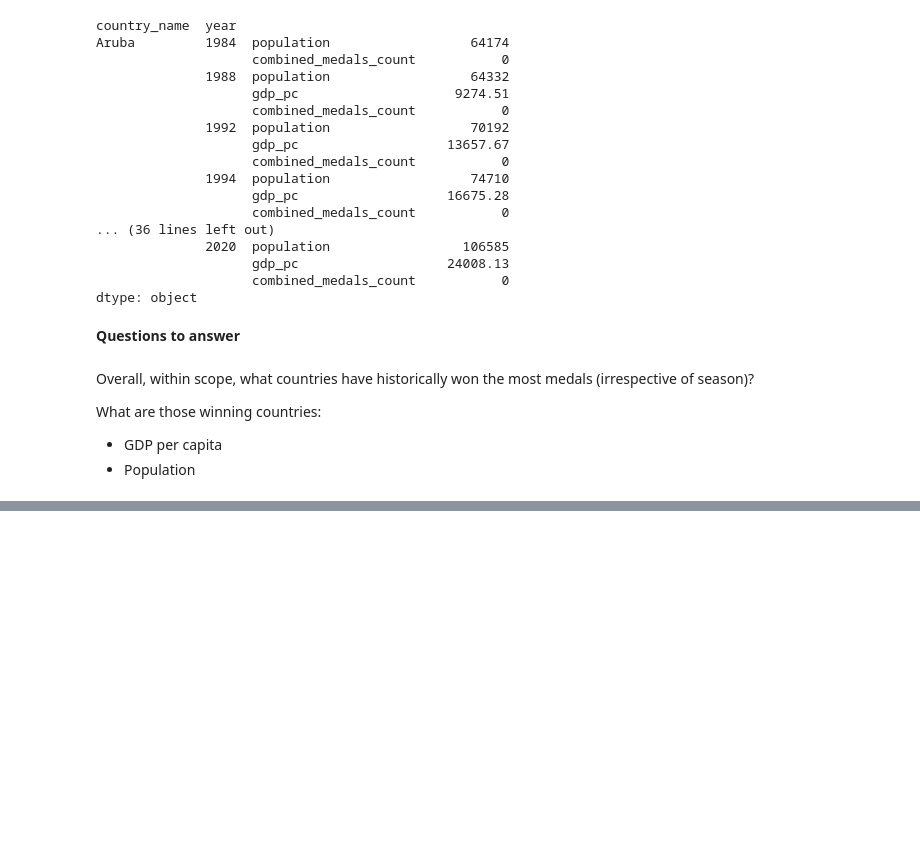
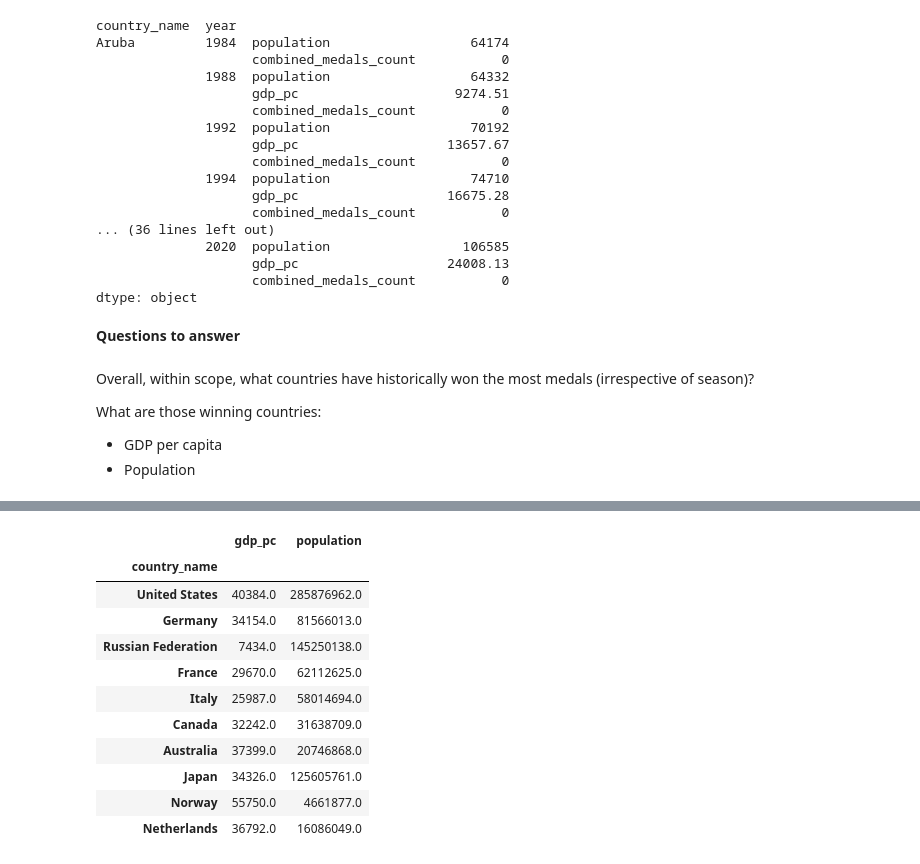
Before and after one commit to Mailysjaffret/Project1---Ironhack, a Jupyter notebook: notebooks/GDP.ipynb, the cells around one changed output, grey strips where cells are left out. Cells and saved outputs as stored; diff of their text form; code cells hidden in the pictures; blank space fills up the shorter version.

```diff
--- a/notebooks/GDP.ipynb
+++ b/notebooks/GDP.ipynb
@@ -753,0 +869,4 @@ What are those winning countries:
+# %%
+# this is a list of the top winners
+
+top_winners = top_winners_delta.index.tolist()
@@ -753,0 +889,19 @@ What are those winning countries:
+# %%
+# making a fuller picture for the top winners, however medal count is not in this
+
+top_winners_df = gdp_pop_df.loc[top_winners]
+# %%
+top_winners_df
+# %% [output]
+|  | gdp_pc | population |
+| country_name |  |  |
+| United States | 40384.0 | 285876962.0 |
+| Germany | 34154.0 | 81566013.0 |
+| Russian Federation | 7434.0 | 145250138.0 |
+| France | 29670.0 | 62112625.0 |
+| Italy | 25987.0 | 58014694.0 |
+| Canada | 32242.0 | 31638709.0 |
+| Australia | 37399.0 | 20746868.0 |
+| Japan | 34326.0 | 125605761.0 |
+| Norway | 55750.0 | 4661877.0 |
+| Netherlands | 36792.0 | 16086049.0 |
```
Also changed, not shown: parts of 28 cells of this notebook, 2 other files.
